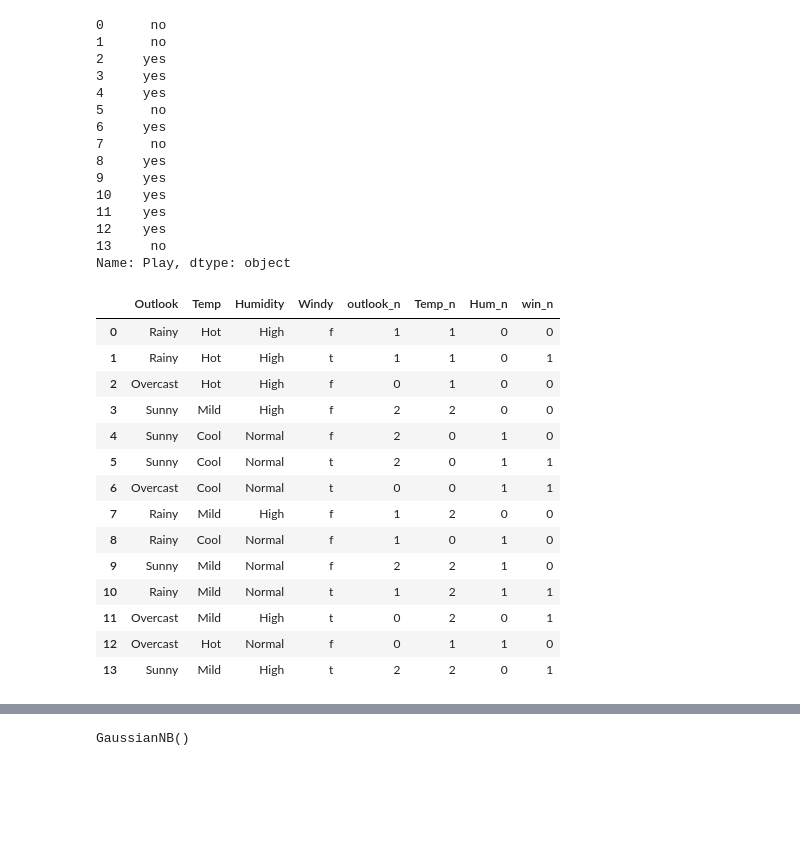
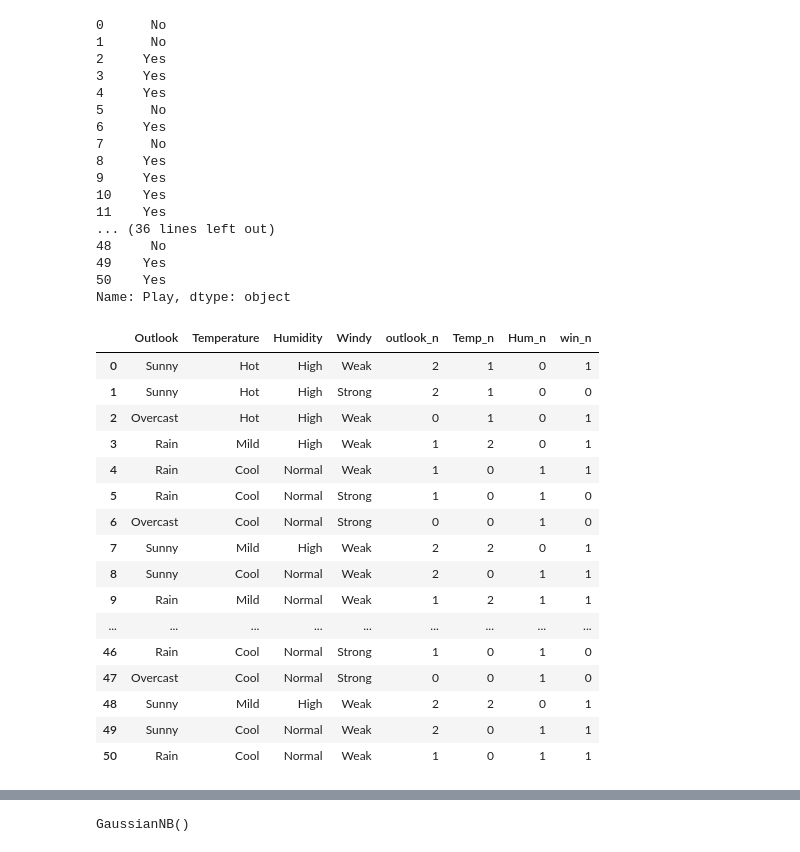
Before and after one commit to Debjit0/weather-ml, a Jupyter notebook: Weather prediction (NaiveBayes algorithm ) (1).ipynb, the cells around one changed output, grey strips where cells are left out. Drawn from its saved outputs; the diff is of its cells as text; code cells hidden in the pictures; blank space fills up the shorter version.

```diff
--- a/Weather prediction (NaiveBayes algorithm ) (1).ipynb
+++ b/Weather prediction (NaiveBayes algorithm ) (1).ipynb
@@ -27,6 +29,6 @@ from sklearn.preprocessing import LabelEncoder
 from sklearn.naive_bayes import GaussianNB
 # %%
 #Reading CSV files
-df = pd.read_csv("new_dataset.csv")
+df = pd.read_csv("weather_forecast.csv")
 df
 # %% [output]
@@ -57,43 +61,47 @@ inputs=df.drop('Play',axis='columns')
 target=df['Play']
 target
 # %% [output]
-0      no
-1      no
-2     yes
-3     yes
-4     yes
-5      no
-6     yes
-7      no
-8     yes
-9     yes
-10    yes
-11    yes
-12    yes
-13     no
+0      No
+1      No
+2     Yes
+3     Yes
+4     Yes
+5      No
+6     Yes
+7      No
+8     Yes
+9     Yes
+10    Yes
+11    Yes
+... (36 lines left out)
+48     No
+49    Yes
+50    Yes
 Name: Play, dtype: object
 # %%
 #Creating the new dataframe
 inputs['outlook_n']= outlook_at.fit_transform(inputs['Outlook'])
-inputs['Temp_n']= outlook_at.fit_transform(inputs['Temp'])
+inputs['Temp_n']= outlook_at.fit_transform(inputs['Temperature'])
 inputs['Hum_n']= outlook_at.fit_transform(inputs['Humidity'])
 inputs['win_n']= outlook_at.fit_transform(inputs['Windy'])
 inputs
 # %% [output]
-|  | Outlook | Temp | Humidity | Windy | outlook_n | Temp_n | Hum_n | win_n |
-| 0 | Rainy | Hot | High | f | 1 | 1 | 0 | 0 |
-| 1 | Rainy | Hot | High | t | 1 | 1 | 0 | 1 |
-| 2 | Overcast | Hot | High | f | 0 | 1 | 0 | 0 |
-| 3 | Sunny | Mild | High | f | 2 | 2 | 0 | 0 |
-| 4 | Sunny | Cool | Normal | f | 2 | 0 | 1 | 0 |
-| 5 | Sunny | Cool | Normal | t | 2 | 0 | 1 | 1 |
-| 6 | Overcast | Cool | Normal | t | 0 | 0 | 1 | 1 |
-| 7 | Rainy | Mild | High | f | 1 | 2 | 0 | 0 |
-| 8 | Rainy | Cool | Normal | f | 1 | 0 | 1 | 0 |
-| 9 | Sunny | Mild | Normal | f | 2 | 2 | 1 | 0 |
-| 10 | Rainy | Mild | Normal | t | 1 | 2 | 1 | 1 |
-| 11 | Overcast | Mild | High | t | 0 | 2 | 0 | 1 |
-| 12 | Overcast | Hot | Normal | f | 0 | 1 | 1 | 0 |
-| 13 | Sunny | Mild | High | t | 2 | 2 | 0 | 1 |
+|  | Outlook | Temperature | Humidity | Windy | outlook_n | Temp_n | Hum_n | win_n |
+| 0 | Sunny | Hot | High | Weak | 2 | 1 | 0 | 1 |
+| 1 | Sunny | Hot | High | Strong | 2 | 1 | 0 | 0 |
+| 2 | Overcast | Hot | High | Weak | 0 | 1 | 0 | 1 |
+| 3 | Rain | Mild | High | Weak | 1 | 2 | 0 | 1 |
+| 4 | Rain | Cool | Normal | Weak | 1 | 0 | 1 | 1 |
+| 5 | Rain | Cool | Normal | Strong | 1 | 0 | 1 | 0 |
+| 6 | Overcast | Cool | Normal | Strong | 0 | 0 | 1 | 0 |
+| 7 | Sunny | Mild | High | Weak | 2 | 2 | 0 | 1 |
+| 8 | Sunny | Cool | Normal | Weak | 2 | 0 | 1 | 1 |
+| 9 | Rain | Mild | Normal | Weak | 1 | 2 | 1 | 1 |
+| ... | ... | ... | ... | ... | ... | ... | ... | ... |
+| 46 | Rain | Cool | Normal | Strong | 1 | 0 | 1 | 0 |
+| 47 | Overcast | Cool | Normal | Strong | 0 | 0 | 1 | 0 |
+| 48 | Sunny | Mild | High | Weak | 2 | 2 | 0 | 1 |
+| 49 | Sunny | Cool | Normal | Weak | 2 | 0 | 1 | 1 |
+| 50 | Rain | Cool | Normal | Weak | 1 | 0 | 1 | 1 |
 # %%
 #Dropping the string values
```
Also changed, not shown: parts of 5 cells of this notebook.
